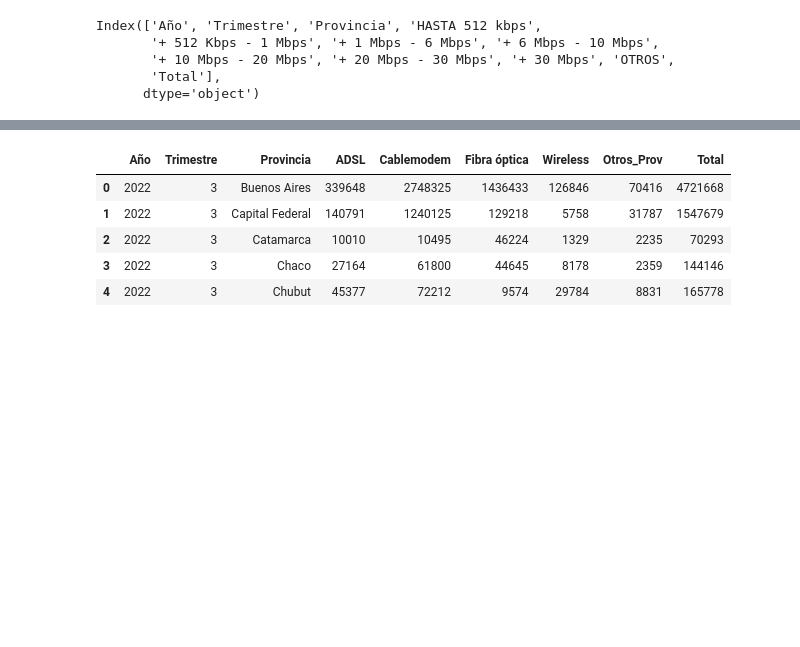
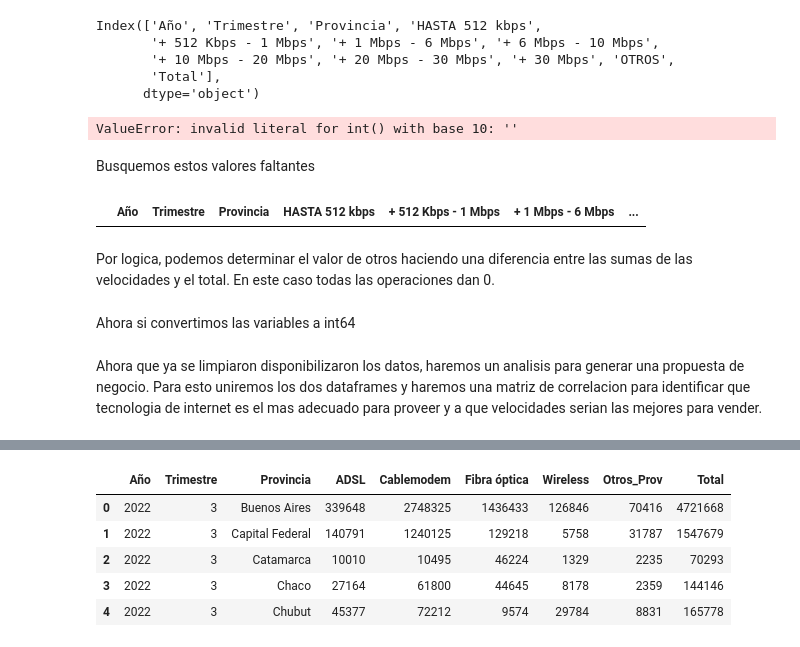
Before and after one commit to Magic-Mario/henry_lab02, a Jupyter notebook: cleaning/eda.ipynb, the cells around one changed output, grey strips where cells are left out. Drawn from its saved outputs; the diff is of its cells as text; code cells hidden in the pictures; blank space fills up the shorter version.

```diff
--- a/cleaning/eda.ipynb
+++ b/cleaning/eda.ipynb
@@ -47,3 +191,4 @@ Convertir los dtypes de las columnas a como corresponde
 # %%
-df_internet_provincia = df_internet_provincia.applymap(lambda x: x.replace(',', '') if isinstance(x, str) else x)
-df_veloc_provincia = df_veloc_provincia.applymap(lambda x: x.replace(',', '') if isinstance(x, str) else x)
+df_internet_provincia = df_internet_provincia.applymap(lambda x: x.strip().replace(',', '').replace('*', '') if isinstance(x, str) else x)
+df_veloc_provincia = df_veloc_provincia.applymap(lambda x: x.strip().replace(',', '').replace('*', '') if isinstance(x, str) else x)
+df_internet_provincia = df_internet_provincia.drop(840)
@@ -69,5 +218,16 @@ col_int_prov = ['Año', 'Trimestre', 'ADSL', 'Cablemodem', 'Fibra óptica',
        'Wireless', 'Otros', 'Total']
 
 
-df_internet_provincia[col_int_prov] = df_internet_provincia[col_int_prov].astype(int)
-df_veloc_provincia[col_vel] = df_veloc_provincia[col_vel].astype(int)
+df_internet_provincia[col_int_prov] = df_internet_provincia[col_int_prov].astype(np.int64)
+df_veloc_provincia[col_vel] = df_veloc_provincia[col_vel].astype(np.int64)
+# %% [output]
+ValueError: invalid literal for int() with base 10: ''
+# %% [markdown]
+Busquemos estos valores faltantes
+# %%
+df_veloc_provincia.loc[df_veloc_provincia.values == '']
+# %% [output]
+|  | Año | Trimestre | Provincia | HASTA 512 kbps | + 512 Kbps - 1 Mbps | + 1 Mbps - 6 Mbps | ... |
+# %% [markdown]
+Por logica, podemos determinar el valor de otros haciendo una diferencia entre las sumas de las velocidades y el total.
+En este caso todas las operaciones dan 0.
@@ -73,0 +236,2 @@ df_veloc_provincia[col_vel] = df_veloc_provincia[col_vel].astype(int)
+# %% [markdown]
+Ahora si convertimos las variables a int64
@@ -73,0 +240,3 @@ df_veloc_provincia[col_vel] = df_veloc_provincia[col_vel].astype(int)
+# %% [markdown]
+Ahora que ya se limpiaron disponibilizaron los datos, haremos un analisis para generar una propuesta de negocio.
+Para esto uniremos los dos dataframes y haremos una matriz de correlacion para identificar que tecnologia de internet es el mas adecuado para proveer y a que velocidades serian las mejores para vender.
```
Also changed, not shown: parts of 43 cells of this notebook.
